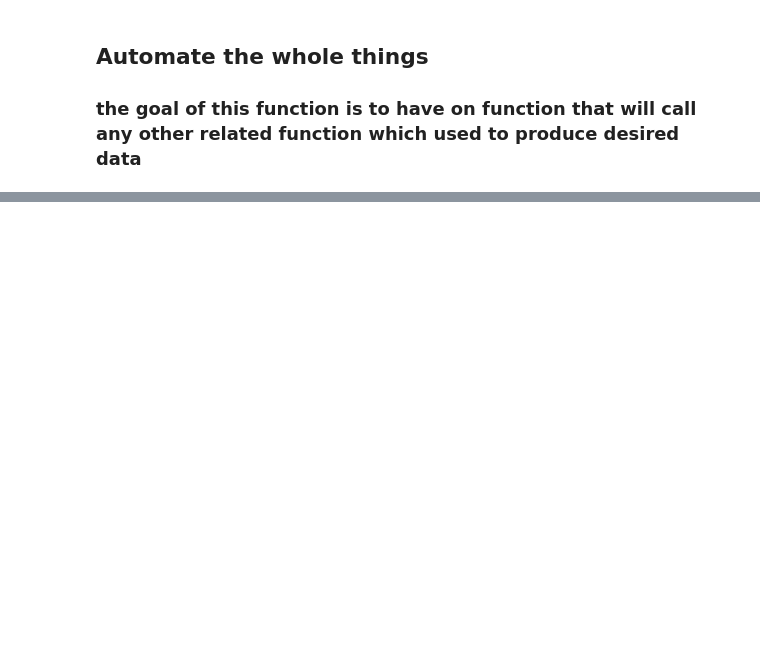
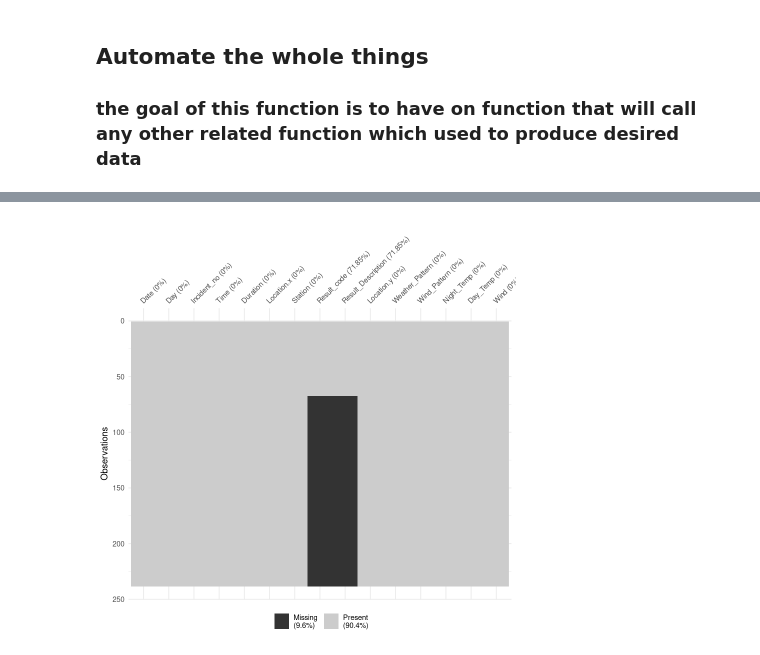
Before and after one commit to dianame10/DATA201, a Jupyter notebook: Fire-incident-data.ipynb, the cells around one changed output, grey strips where cells are left out. Drawn from its saved outputs; the diff is of its cells as text; code cells hidden in the pictures; blank space fills up the shorter version.

```diff
--- a/Fire-incident-data.ipynb
+++ b/Fire-incident-data.ipynb
@@ -617,0 +628,12 @@ A tibble: 363 × 9
+# %%
+#here I am reading the csv file
+read_chch <- read.csv(file = 'christchurch_df.csv')
+read_chch
+
+#then I am converting the date to the date format
+read_chch[["Date"]] <- as.Date(read_chch[["Date"]])
+read_chch
+
+#then I merge the north region data with the csv file using date and day
+chch_fire <- merge(x=south_region_data,y= read_chch, by= c("Date","Day"))
+chch_fire
@@ -617,0 +684,6 @@ A tibble: 363 × 9
+# %%
+#Checking the missing values
+check <- chch_fire %>%vis_miss()
+check
+# %% [output]
+[figure, added]
```
Also changed, not shown: parts of 42 cells of this notebook, 2 other files.
